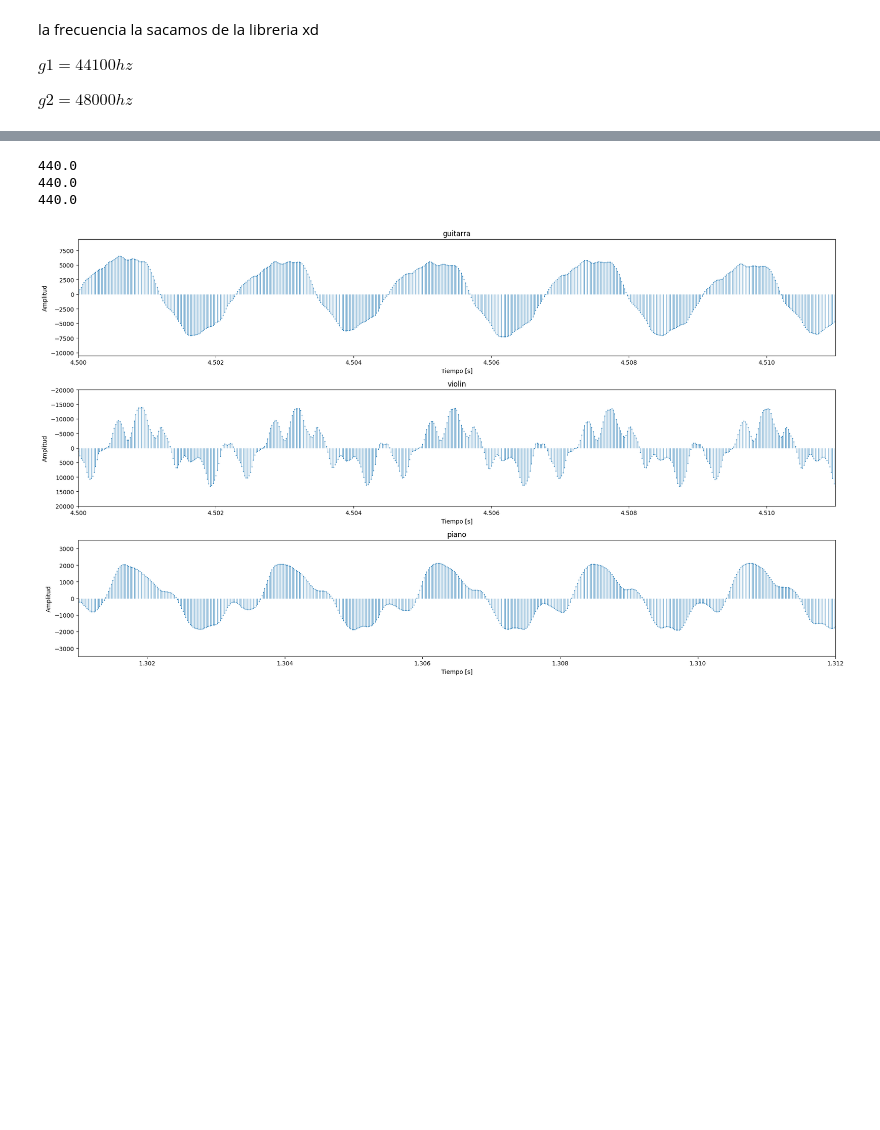
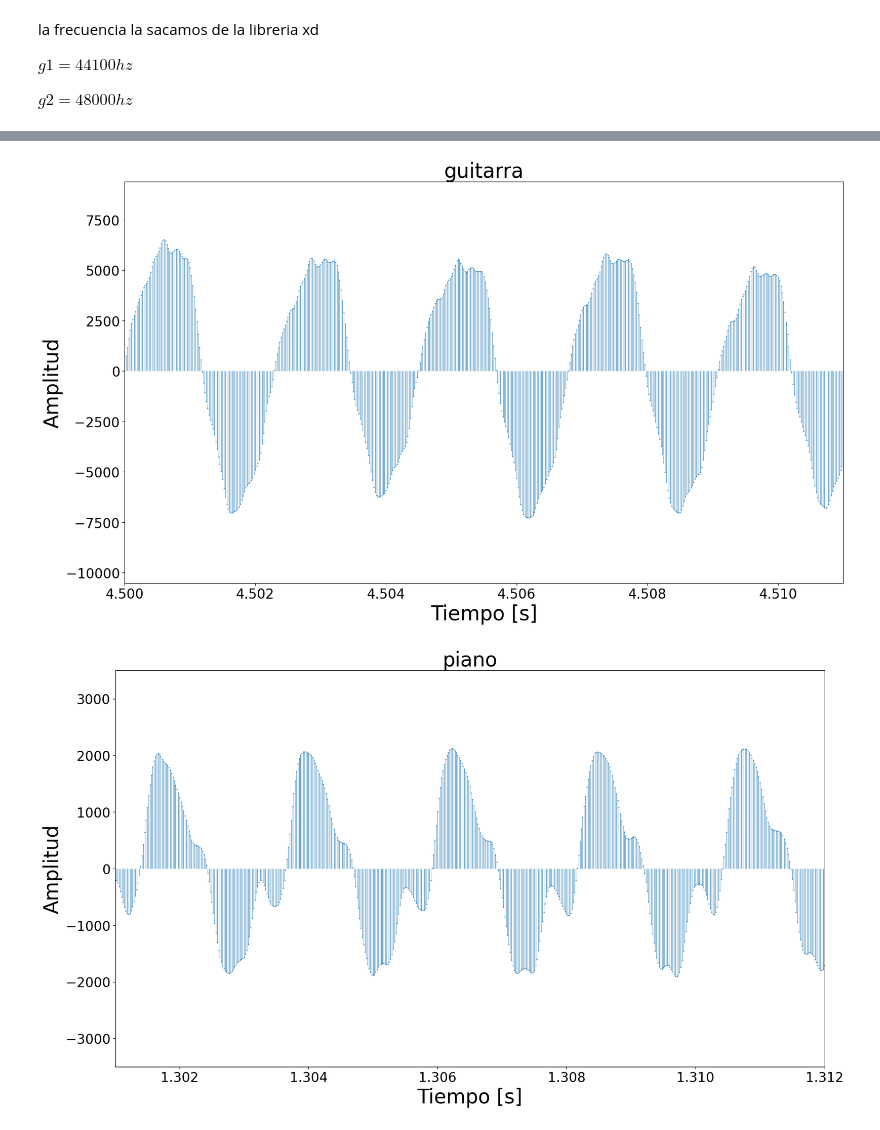
Before and after one commit to felifern/SENIALES, a Jupyter notebook: tp.ipynb, the cells around one changed output, grey strips where cells are left out. Saved outputs shown, nothing was run; the diff lists cells and outputs as text; code cells hidden in the pictures; blank space fills up the shorter version.

```diff
--- a/tp.ipynb
+++ b/tp.ipynb
@@ -257,51 +273,52 @@ fsv, datav = wavfile.read("violin.wav")
 
 # Crear eje temporal
 tg = np.arange(len(datag)) / fsg
 ta = np.arange(len(dataa)) / fsa
 tv = np.arange(len(datav)) / fsv
 
 # Graficar
 plt.figure(figsize=(19.20, 10.80))
-
-plt.subplot(3,1,1)
 plt.scatter(tg, datag[:, 0], s=0.5)
 plt.vlines(tg, 0, datag[:, 0], color='C0', linewidth=0.5)
 #plt.plot(tg, datag[:, 0])
-plt.title("guitarra")
-plt.xlabel("Tiempo [s]")
-plt.ylabel("Amplitud")
+plt.title("guitarra", fontsize=30)
+plt.xlabel("Tiempo [s]", fontsize=30)
+plt.ylabel("Amplitud", fontsize=30)
 plt.xlim(4.5,4.511)
 
-plt.subplot(3,1,3)
+plt.savefig("guitarra")
+
+plt.show()
+
+plt.figure(figsize=(19.20, 10.80))
 plt.scatter(ta, dataa[:, 0], s=0.5)
 plt.vlines(ta, 0, dataa[:, 0], color='C0', linewidth=0.5)
 #plt.plot(ta,dataa[:, 0])
-plt.title("piano")
-plt.xlabel("Tiempo [s]")
-plt.ylabel("Amplitud")
+plt.title("piano", fontsize=30)
+plt.xlabel("Tiempo [s]", fontsize=30)
+plt.ylabel("Amplitud", fontsize=30)
 plt.xlim(1.301,1.312)
 plt.ylim(-3500,3500)
 
-plt.subplot(3,1,2)
+plt.savefig("piano")
+
+plt.show()
+
+plt.figure(figsize=(19.20, 10.80))
 plt.scatter(tv, datav[:, 0], s=0.5, color='C0')
 plt.vlines(tv, 0, datav[:, 0], color='C0', linewidth=0.5)
 #plt.plot(tv,datav[:, 0])
-plt.title("violin")
-plt.xlabel("Tiempo [s]")
-plt.ylabel("Amplitud")
+plt.title("violin", fontsize=30)
+plt.xlabel("Tiempo [s]", fontsize=30)
+plt.ylabel("Amplitud", fontsize=30)
 plt.ylim(20000,-20000)
 
 plt.xlim(4.5,4.511)
 
-print(22 / 0.05)
-print(22 / 0.05)
-print(22 / 0.05)
 
+plt.savefig("violin")
 
-plt.tight_layout()
 plt.show()
 # %% [output]
-440.0
-440.0
-440.0
-[figure, old version]
+[figure, new version]
+[figure, added]
```
Also changed, not shown: parts of 8 cells of this notebook.
